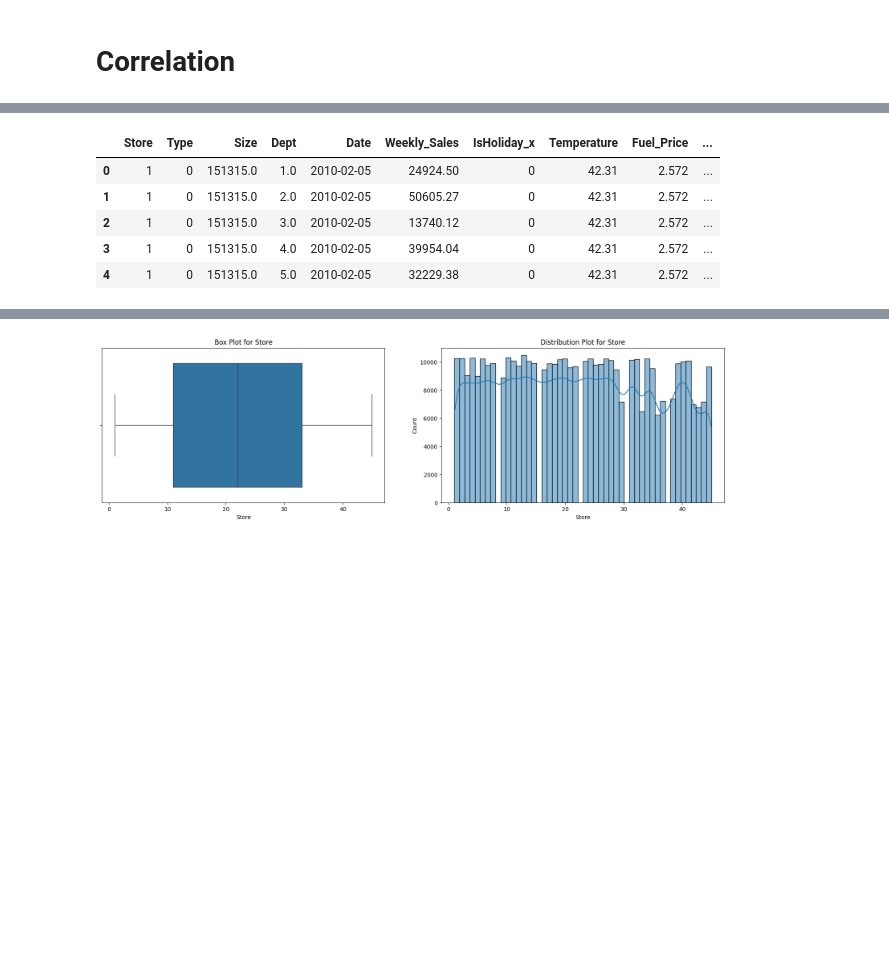
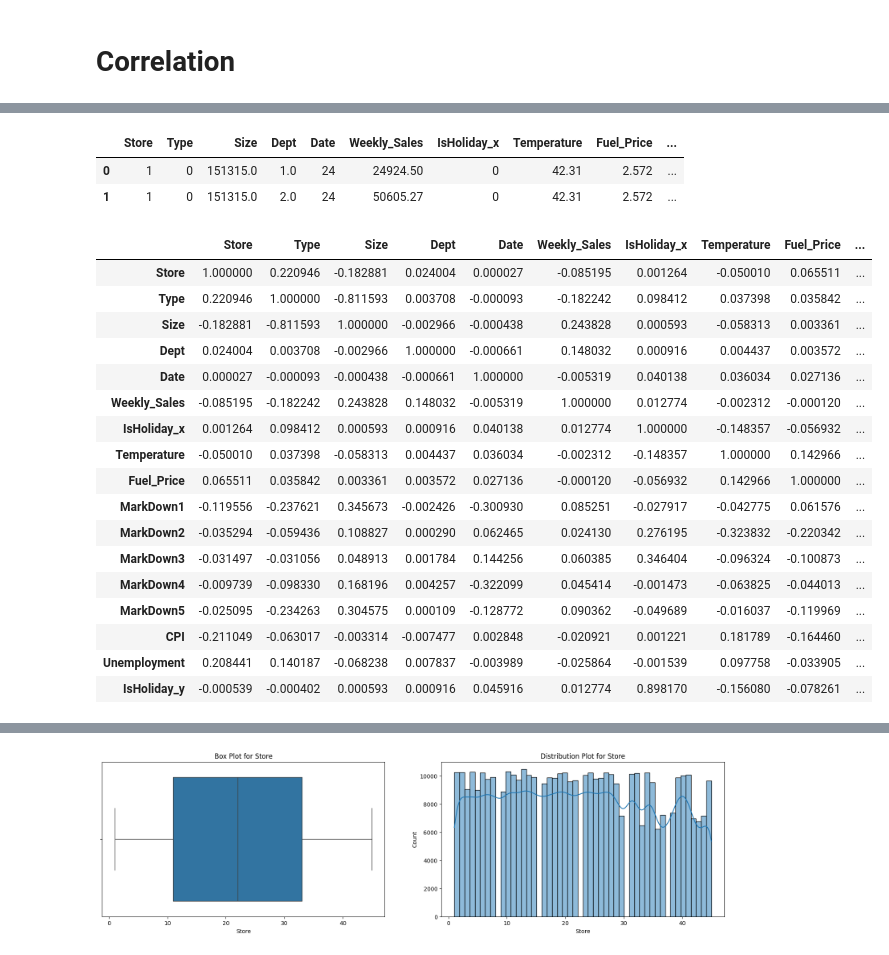
Before and after one commit to GDharan10/Analysis1_RetailSalsesForecast, a Jupyter notebook: RetailSalsesForecast.ipynb, the cells around one changed output, grey strips where cells are left out. Cells and saved outputs as stored; diff of their text form; code cells hidden in the pictures; blank space fills up the shorter version.

```diff
--- a/RetailSalsesForecast.ipynb
+++ b/RetailSalsesForecast.ipynb
@@ -267,10 +85,13 @@ Index(['Store', 'Type', 'Size', 'Dept', 'Date', 'Weekly_Sales', 'IsHoliday_x',
        'MarkDown4', 'MarkDown5', 'CPI', 'Unemployment', 'IsHoliday_y'],
       dtype='object')
 # %%
+# Dependent - Weekly_Sales
+# Supervised Regression
+
 continuous_columns = ['Size', 'Weekly_Sales', 'Temperature', 'Fuel_Price', 'MarkDown1', 'MarkDown2', 'MarkDown3',
                       'MarkDown4', 'MarkDown5', 'CPI', 'Unemployment']
 category_columns = ["Store",  "Type",   "IsHoliday_x", "IsHoliday_y", "Dept"]
 
-string_columns = df1.select_dtypes(exclude=['int64',"float64","datetime64"]).columns
-numeric_columns = df1.select_dtypes(include=['int64',"float64"]).columns
+string_columns = df.select_dtypes(exclude=['int64',"float64","datetime64"]).columns
+numeric_columns = df.select_dtypes(include=['int64',"float64"]).columns
 # %%
@@ -346,16 +149,36 @@ df2=df1.copy()
+# %%
+corr_df = df.copy()
 # %%
 encode=LabelEncoder()
 
 for column in string_columns:
-  encode.fit(df2[[column]])
-  df2[column] = encode.transform(df2[[column]])
+  encode.fit(corr_df[[column]])
+  corr_df[column] = encode.transform(corr_df[[column]])
-# %%
-df2.head()
-# %% [output]
-|  | Store | Type | Size | Dept | Date | Weekly_Sales | IsHoliday_x | Temperature | Fuel_Price | ... |
-| 0 | 1 | 0 | 151315.0 | 1.0 | 2010-02-05 | 24924.50 | 0 | 42.31 | 2.572 | ... |
-| 1 | 1 | 0 | 151315.0 | 2.0 | 2010-02-05 | 50605.27 | 0 | 42.31 | 2.572 | ... |
-| 2 | 1 | 0 | 151315.0 | 3.0 | 2010-02-05 | 13740.12 | 0 | 42.31 | 2.572 | ... |
-| 3 | 1 | 0 | 151315.0 | 4.0 | 2010-02-05 | 39954.04 | 0 | 42.31 | 2.572 | ... |
-| 4 | 1 | 0 | 151315.0 | 5.0 | 2010-02-05 | 32229.38 | 0 | 42.31 | 2.572 | ... |
+# %%
+corr_df.head(2)
+# %% [output]
+|  | Store | Type | Size | Dept | Date | Weekly_Sales | IsHoliday_x | Temperature | Fuel_Price | ... |
+| 0 | 1 | 0 | 151315.0 | 1.0 | 24 | 24924.50 | 0 | 42.31 | 2.572 | ... |
+| 1 | 1 | 0 | 151315.0 | 2.0 | 24 | 50605.27 | 0 | 42.31 | 2.572 | ... |
+# %%
+corr_df.corr()
+# %% [output]
+|  | Store | Type | Size | Dept | Date | Weekly_Sales | IsHoliday_x | Temperature | Fuel_Price | ... |
+| Store | 1.000000 | 0.220946 | -0.182881 | 0.024004 | 0.000027 | -0.085195 | 0.001264 | -0.050010 | 0.065511 | ... |
+| Type | 0.220946 | 1.000000 | -0.811593 | 0.003708 | -0.000093 | -0.182242 | 0.098412 | 0.037398 | 0.035842 | ... |
+| Size | -0.182881 | -0.811593 | 1.000000 | -0.002966 | -0.000438 | 0.243828 | 0.000593 | -0.058313 | 0.003361 | ... |
+| Dept | 0.024004 | 0.003708 | -0.002966 | 1.000000 | -0.000661 | 0.148032 | 0.000916 | 0.004437 | 0.003572 | ... |
+| Date | 0.000027 | -0.000093 | -0.000438 | -0.000661 | 1.000000 | -0.005319 | 0.040138 | 0.036034 | 0.027136 | ... |
+| Weekly_Sales | -0.085195 | -0.182242 | 0.243828 | 0.148032 | -0.005319 | 1.000000 | 0.012774 | -0.002312 | -0.000120 | ... |
+| IsHoliday_x | 0.001264 | 0.098412 | 0.000593 | 0.000916 | 0.040138 | 0.012774 | 1.000000 | -0.148357 | -0.056932 | ... |
+| Temperature | -0.050010 | 0.037398 | -0.058313 | 0.004437 | 0.036034 | -0.002312 | -0.148357 | 1.000000 | 0.142966 | ... |
+| Fuel_Price | 0.065511 | 0.035842 | 0.003361 | 0.003572 | 0.027136 | -0.000120 | -0.056932 | 0.142966 | 1.000000 | ... |
+| MarkDown1 | -0.119556 | -0.237621 | 0.345673 | -0.002426 | -0.300930 | 0.085251 | -0.027917 | -0.042775 | 0.061576 | ... |
+| MarkDown2 | -0.035294 | -0.059436 | 0.108827 | 0.000290 | 0.062465 | 0.024130 | 0.276195 | -0.323832 | -0.220342 | ... |
+| MarkDown3 | -0.031497 | -0.031056 | 0.048913 | 0.001784 | 0.144256 | 0.060385 | 0.346404 | -0.096324 | -0.100873 | ... |
+| MarkDown4 | -0.009739 | -0.098330 | 0.168196 | 0.004257 | -0.322099 | 0.045414 | -0.001473 | -0.063825 | -0.044013 | ... |
+| MarkDown5 | -0.025095 | -0.234263 | 0.304575 | 0.000109 | -0.128772 | 0.090362 | -0.049689 | -0.016037 | -0.119969 | ... |
+| CPI | -0.211049 | -0.063017 | -0.003314 | -0.007477 | 0.002848 | -0.020921 | 0.001221 | 0.181789 | -0.164460 | ... |
+| Unemployment | 0.208441 | 0.140187 | -0.068238 | 0.007837 | -0.003989 | -0.025864 | -0.001539 | 0.097758 | -0.033905 | ... |
+| IsHoliday_y | -0.000539 | -0.000402 | 0.000593 | 0.000916 | 0.045916 | 0.012774 | 0.898170 | -0.156080 | -0.078261 | ... |
 # %%
```
Also changed, not shown: parts of 36 cells of this notebook.
